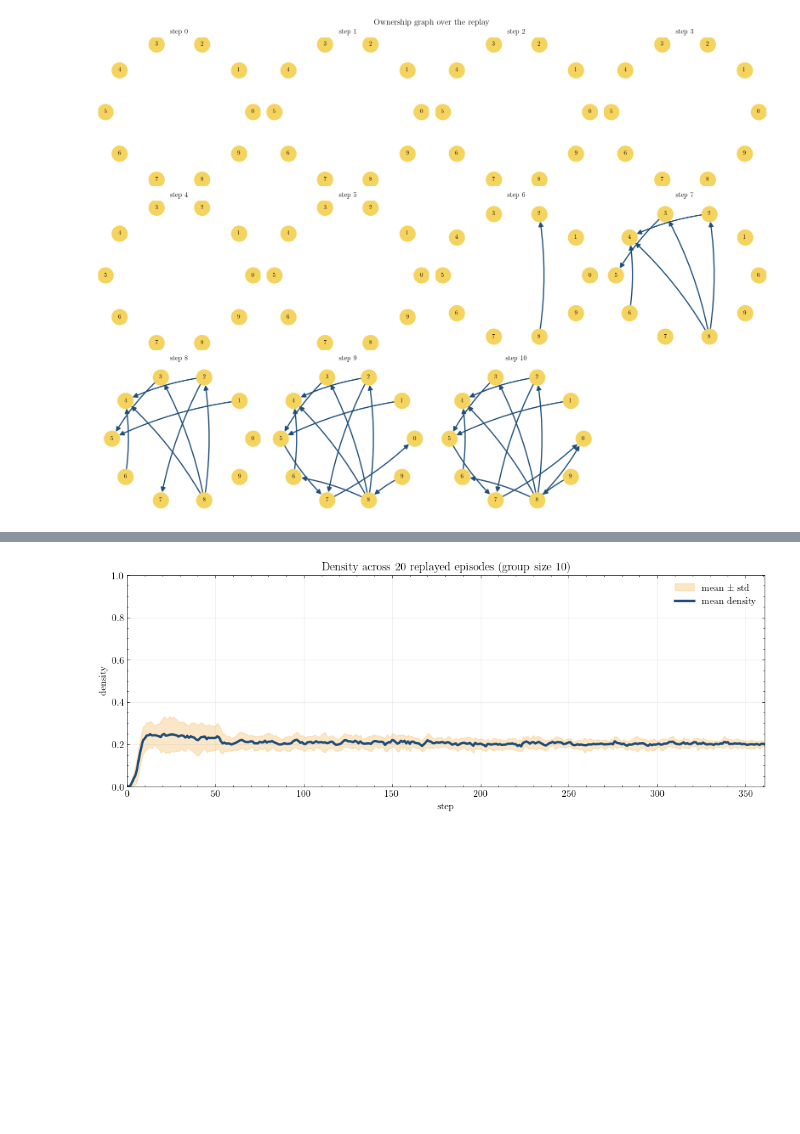
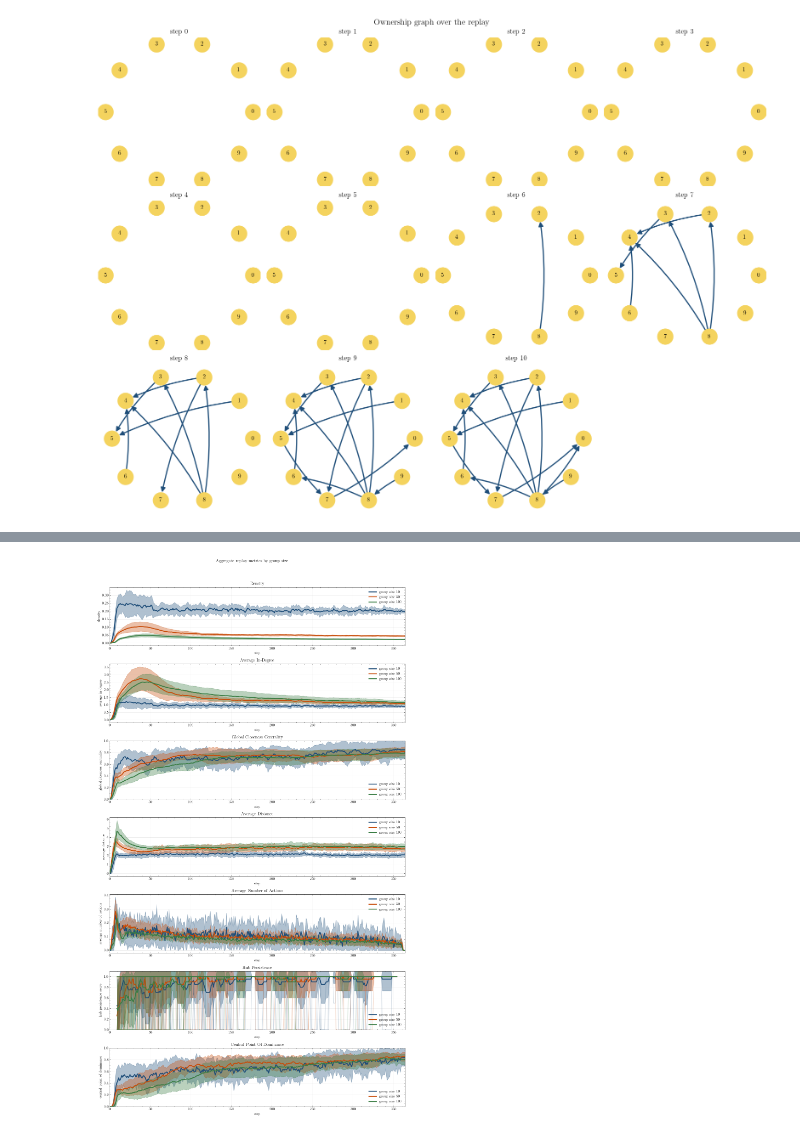
Before and after one commit to hdahmou/Network_creation, a Jupyter notebook: notebooks/replay_game.ipynb, the cells around one changed output, grey strips where cells are left out. Drawn from its saved outputs; the diff is of its cells as text; code cells hidden in the pictures; blank space fills up the shorter version.

```diff
--- a/notebooks/replay_game.ipynb
+++ b/notebooks/replay_game.ipynb
@@ -136,5 +166,13 @@ plt.show()
 # %%
-figure, axis = plt.subplots(figsize=(12, 4))
-plot_episode_series_observer(observer=density_observer, ax=axis)
+figure, axes = plt.subplots(
+    len(metric_observers),
+    1,
+    figsize=(12, 3 * len(metric_observers)),
+    squeeze=False,
+)
+for observer, axis in zip(metric_observers, axes.ravel()):
+    plot_episode_series_observer(observer=observer, ax=axis)
+figure.suptitle("Replay metrics", y=1.02)
+figure.tight_layout()
 plt.show()
 # %% [output]
@@ -144,26 +182,54 @@ plt.show()
 # %%
-group_size = 10
-group_configs = tuple(
-    replay_config
-    for replay_config in available_configs
-    if replay_config.group_size == group_size
+group_sizes = [10, 50, 100]
+group_colors = ["#1f4e79", "#c84c09", "#3a7d44"]
+metric_observer_builders = [
+    lambda: DensityObserver(observation_frequency=1, aggregations=("mean", "std")),
+    lambda: IndegreeObserver(observation_frequency=1, aggregations=("mean", "std")),
+    lambda: GlobalClosenessCentralityObserver(observation_frequency=1, aggregations=("mean", "std")),
+    lambda: DistanceObserver(observation_frequency=1, aggregations=("mean", "std")),
+    lambda: ActionCountObserver(observation_frequency=1, aggregations=("mean", "std")),
+    lambda: HubPersistenceObserver(observation_frequency=1, window_size=10, aggregations=("mean", "std", "runs")),
+    lambda: CentralPointOfDominanceObserver(observation_frequency=1, aggregations=("mean", "std")),
+]
+max_steps = 364
+aggregate_metrics_by_group_size = {}
+for group_size in group_sizes:
+    group_configs = tuple(
+        replay_config
+        for replay_config in available_configs
+        if replay_config.group_size == group_size
+    )
+    aggregate_metric_observers = [builder() for builder in metric_observer_builders]
+    run_choi_2020_replay_batch(
+        configs=group_configs,
+        observers=tuple(aggregate_metric_observers),
+        max_steps=max_steps,
+    )
+    aggregate_metrics_by_group_size[group_size] = aggregate_metric_observers
+
+figure, axes = plt.subplots(
+    len(metric_observer_builders),
+    1,
+    figsize=(12, 3 * len(metric_observer_builders)),
+    squeeze=False,
 )
-aggregate_density_observer = DensityObserver(
-    observation_frequency=1,
-    aggregations=("mean", "std"),
-)
-run_choi_2020_replay_batch(
-    configs=group_configs,
-    observers=(aggregate_density_observer,),
-    max_steps=361,
-)
+for metric_idx, axis in enumerate(axes.ravel()):
+    reference_observer = aggregate_metrics_by_group_size[group_sizes[0]][metric_idx]
+    for group_size, color in zip(group_sizes, group_colors):
+        observer = aggregate_metrics_by_group_size[group_size][metric_idx]
+        plot_episode_series_observer(
+            observer=observer,
+            ax=axis,
+            color=color,
+            band_color=color,
+            label=f"group size {group_size}",
+            set_title=False,
+            show_runs=True
+        )
+    axis.set_title(reference_observer.label)
 
-figure, axis = plt.subplots(figsize=(12, 4))
-plot_episode_series_observer(observer=aggregate_density_observer, ax=axis, show_runs=True)
-axis.set_title(
-    f"Density across {aggregate_density_observer.n_episodes} replayed episodes "
-    f"(group size {group_size})"
-)
+figure.suptitle("Aggregate replay metrics by group size", y=1.02)
+figure.tight_layout()
 plt.show()
 # %% [output]
-[figure, old version]
+[figure, new version]
```
Also changed, not shown: parts of 8 cells of this notebook, 13 other files.
